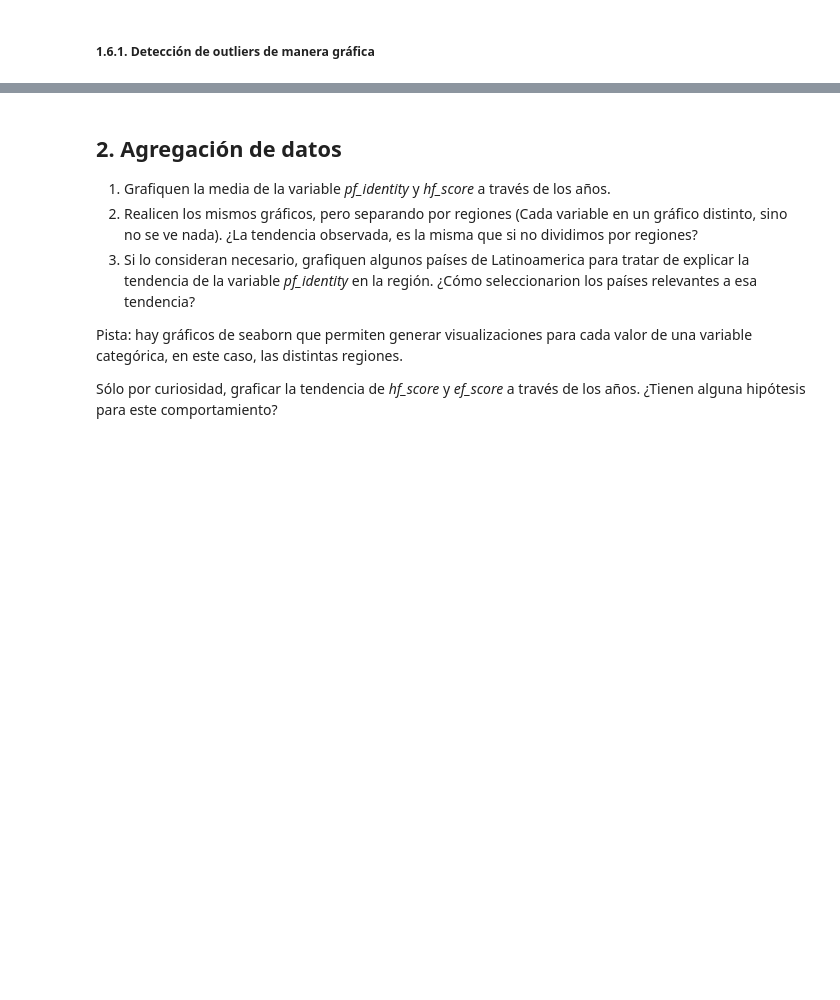
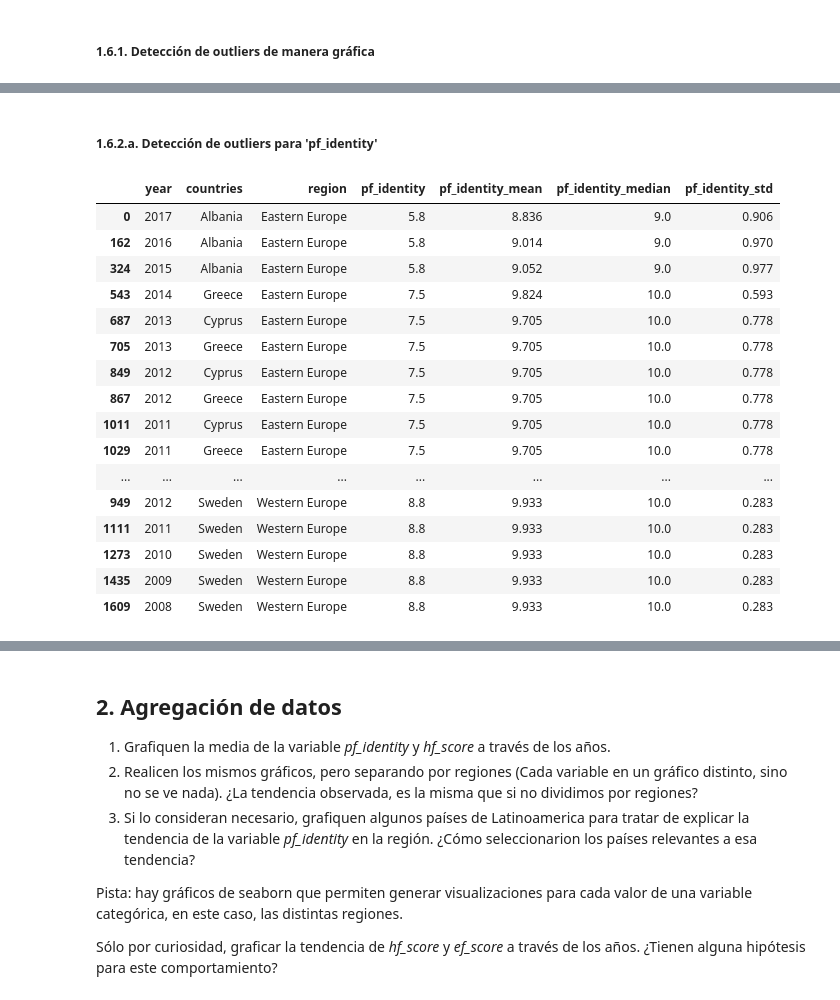
Before and after one commit to diegobcuadro/AyV_Grupo10, a Jupyter notebook: practico.ipynb, the cells around one changed output, grey strips where cells are left out. Saved outputs shown, nothing was run; the diff lists cells and outputs as text; code cells hidden in the pictures; blank space fills up the shorter version.

```diff
--- a/practico.ipynb
+++ b/practico.ipynb
@@ -439,0 +469,44 @@ COMPLETAR SI BORRAR OUTLIERS
+# %%
+def find_outliers(data, selected_score, number_of_stds):
+    dfs_outliers = []
+    for region in data['region'].unique():
+        for year in data['year'].unique():
+            dataset_reg = data[(data['region'] == region) & (data['year'] == year)]
+            score = dataset_reg[selected_score]
+            score_mean = score.mean()
+            score_median = score.median()
+            abs_diff = numpy.abs(score - score_mean)
+            score_std = score.std()
+            outlier_mask = abs_diff > (score_std * number_of_stds)
+            df_region_outliers = dataset_reg[outlier_mask][['year', 'countries', 'region', selected_score]]
+            df_region_outliers[selected_score + '_mean'] = score_mean.round(3)
+            df_region_outliers[selected_score + '_median'] = score_median.round(3)
+            df_region_outliers[selected_score + '_std'] = score_std.round(3)
+            df_region_outliers = df_region_outliers.sort_values(by=['countries', 'year'])
+            dfs_outliers.append(df_region_outliers)
+
+    df_outliers = pandas.concat(dfs_outliers)
+
+    return df_outliers
+# %% [markdown]
+##### 1.6.2.a. Detección de outliers para 'pf_identity'
+# %%
+find_outliers(dataset, 'pf_identity', number_of_stds=2.5)
+# %% [output]
+|  | year | countries | region | pf_identity | pf_identity_mean | pf_identity_median | pf_identity_std |
+| 0 | 2017 | Albania | Eastern Europe | 5.8 | 8.836 | 9.0 | 0.906 |
+| 162 | 2016 | Albania | Eastern Europe | 5.8 | 9.014 | 9.0 | 0.970 |
+| 324 | 2015 | Albania | Eastern Europe | 5.8 | 9.052 | 9.0 | 0.977 |
+| 543 | 2014 | Greece | Eastern Europe | 7.5 | 9.824 | 10.0 | 0.593 |
+| 687 | 2013 | Cyprus | Eastern Europe | 7.5 | 9.705 | 10.0 | 0.778 |
+| 705 | 2013 | Greece | Eastern Europe | 7.5 | 9.705 | 10.0 | 0.778 |
+| 849 | 2012 | Cyprus | Eastern Europe | 7.5 | 9.705 | 10.0 | 0.778 |
+| 867 | 2012 | Greece | Eastern Europe | 7.5 | 9.705 | 10.0 | 0.778 |
+| 1011 | 2011 | Cyprus | Eastern Europe | 7.5 | 9.705 | 10.0 | 0.778 |
+| 1029 | 2011 | Greece | Eastern Europe | 7.5 | 9.705 | 10.0 | 0.778 |
+| ... | ... | ... | ... | ... | ... | ... | ... |
+| 949 | 2012 | Sweden | Western Europe | 8.8 | 9.933 | 10.0 | 0.283 |
+| 1111 | 2011 | Sweden | Western Europe | 8.8 | 9.933 | 10.0 | 0.283 |
+| 1273 | 2010 | Sweden | Western Europe | 8.8 | 9.933 | 10.0 | 0.283 |
+| 1435 | 2009 | Sweden | Western Europe | 8.8 | 9.933 | 10.0 | 0.283 |
+| 1609 | 2008 | Sweden | Western Europe | 8.8 | 9.933 | 10.0 | 0.283 |
```
Also changed, not shown: parts of 8 cells of this notebook.
